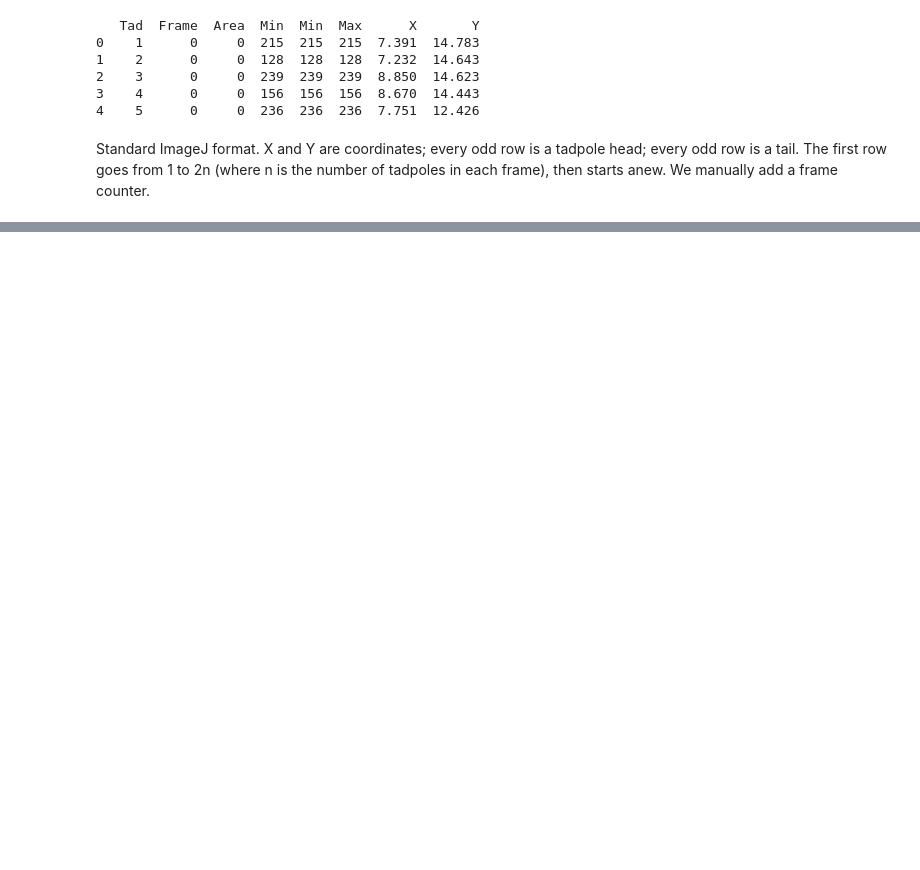
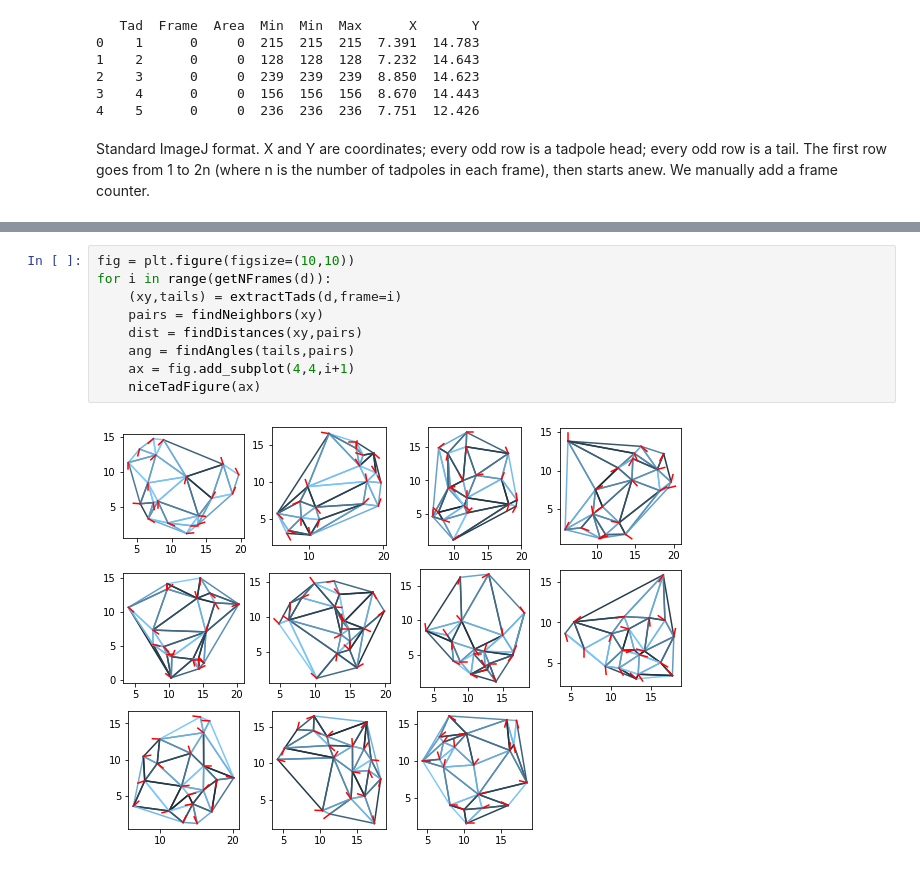
Before and after one commit to khakhalin/Xenopus-Behavior, a Jupyter notebook: 01 Schooling/Schooling playground.ipynb, the cells around one changed output, grey strips where cells are left out. Drawn from its saved outputs; the diff is of its cells as text; blank space fills up the shorter version.

```diff
--- a/01 Schooling/Schooling playground.ipynb
+++ b/01 Schooling/Schooling playground.ipynb
@@ -68,0 +109,11 @@ Angles will need pairs. Think of best way to pack that into functions / methods.
+# %%
+fig = plt.figure(figsize=(10,10))
+for i in range(getNFrames(d)):
+    (xy,tails) = extractTads(d,frame=i)
+    pairs = findNeighbors(xy)
+    dist = findDistances(xy,pairs)
+    ang = findAngles(tails,pairs)
+    ax = fig.add_subplot(4,4,i+1)
+    niceTadFigure(ax)
+# %% [output]
+[figure, added]
```
Also changed, not shown: parts of 5 cells of this notebook.
